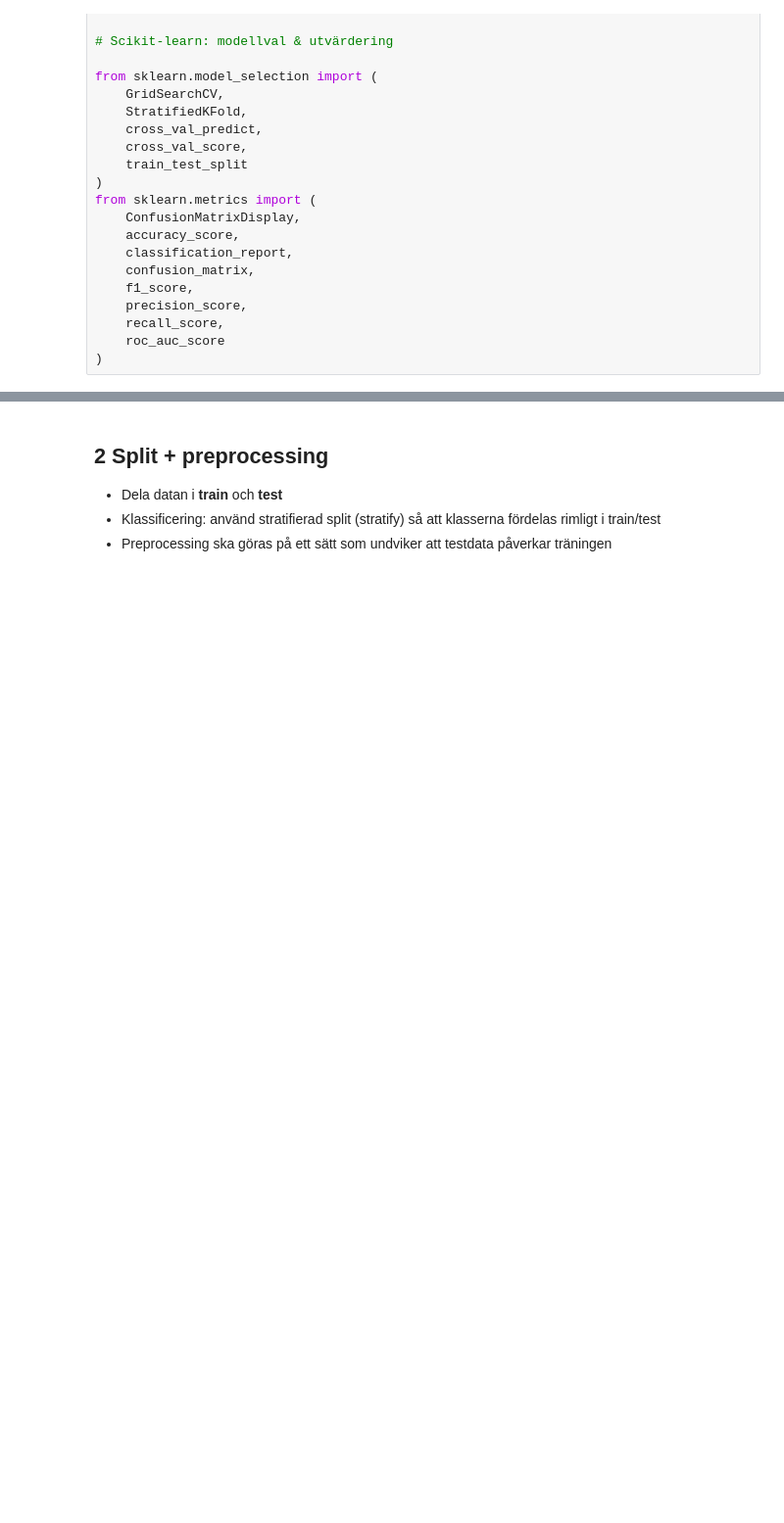
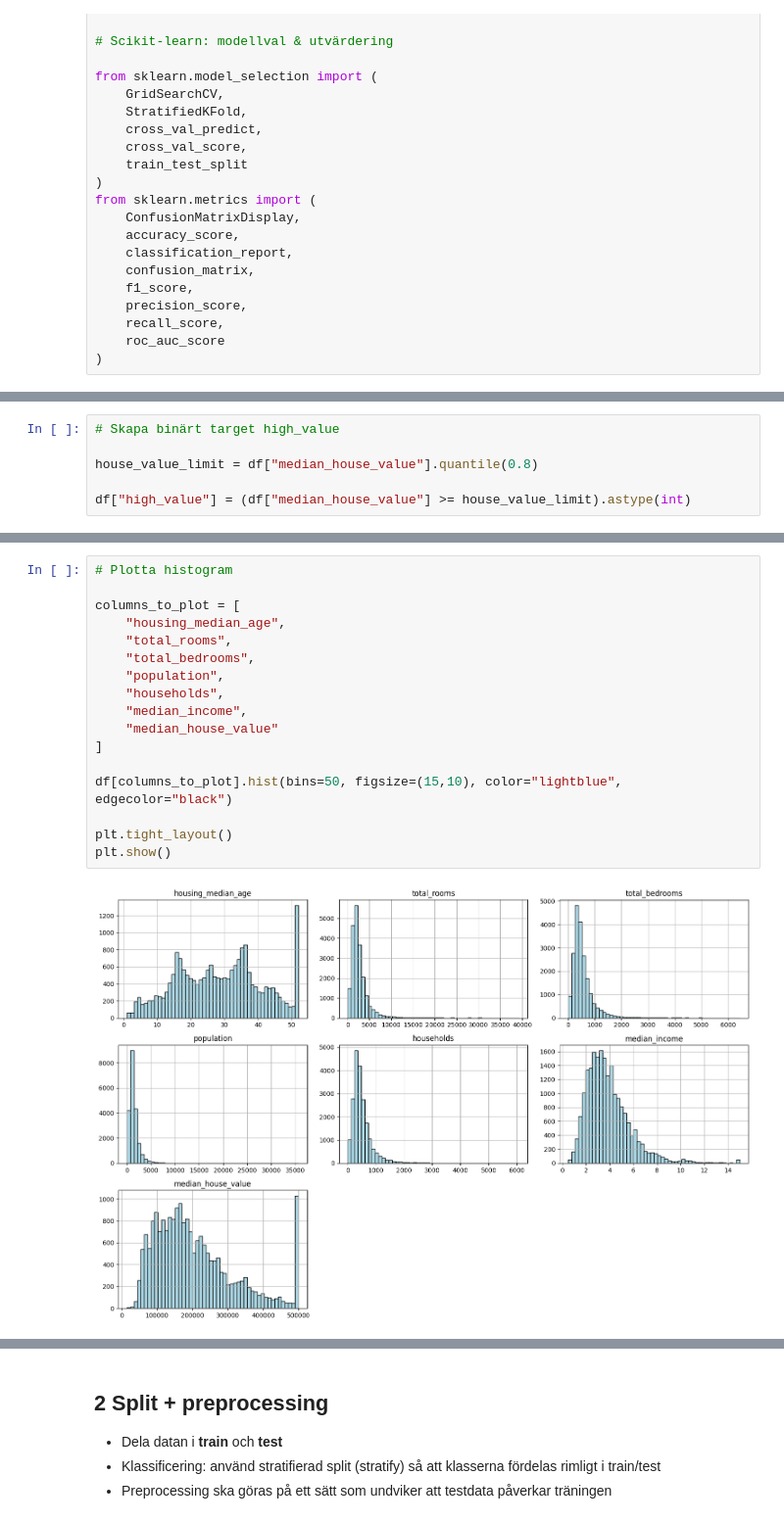
Before and after one commit to josefinoleryd/california-housing-ml, a Jupyter notebook: notebooks/california-housing-analysis.ipynb, the cells around one changed output, grey strips where cells are left out. Shown at 98% size. Cells and saved outputs as stored; diff of their text form; blank space fills up the shorter version.

Commit message:
Skapade high_value, gjorde klart EDA (ink markdown)

```diff
--- a/notebooks/california-housing-analysis.ipynb
+++ b/notebooks/california-housing-analysis.ipynb
@@ -89,0 +141,6 @@ memory usage: 1.6 MB
+# %%
+# Skapa binärt target high_value
+
+house_value_limit = df["median_house_value"].quantile(0.8)
+
+df["high_value"] = (df["median_house_value"] >= house_value_limit).astype(int)
@@ -89,0 +188,19 @@ memory usage: 1.6 MB
+# %%
+# Plotta histogram
+
+columns_to_plot = [
+    "housing_median_age",
+    "total_rooms",
+    "total_bedrooms",
+    "population",
+    "households",
+    "median_income",
+    "median_house_value"
+]
+
+df[columns_to_plot].hist(bins=50, figsize=(15,10), color="lightblue", edgecolor="black")
+
+plt.tight_layout()
+plt.show()
+# %% [output]
+[figure, added]
```
Also changed, not shown: parts of 21 cells of this notebook.
